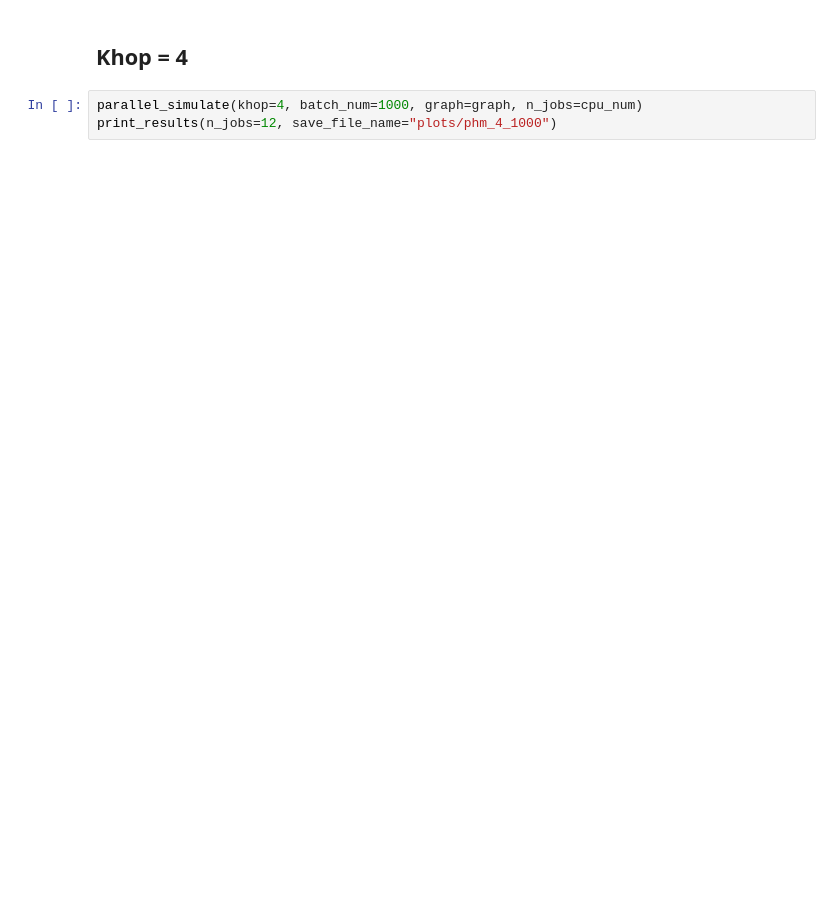
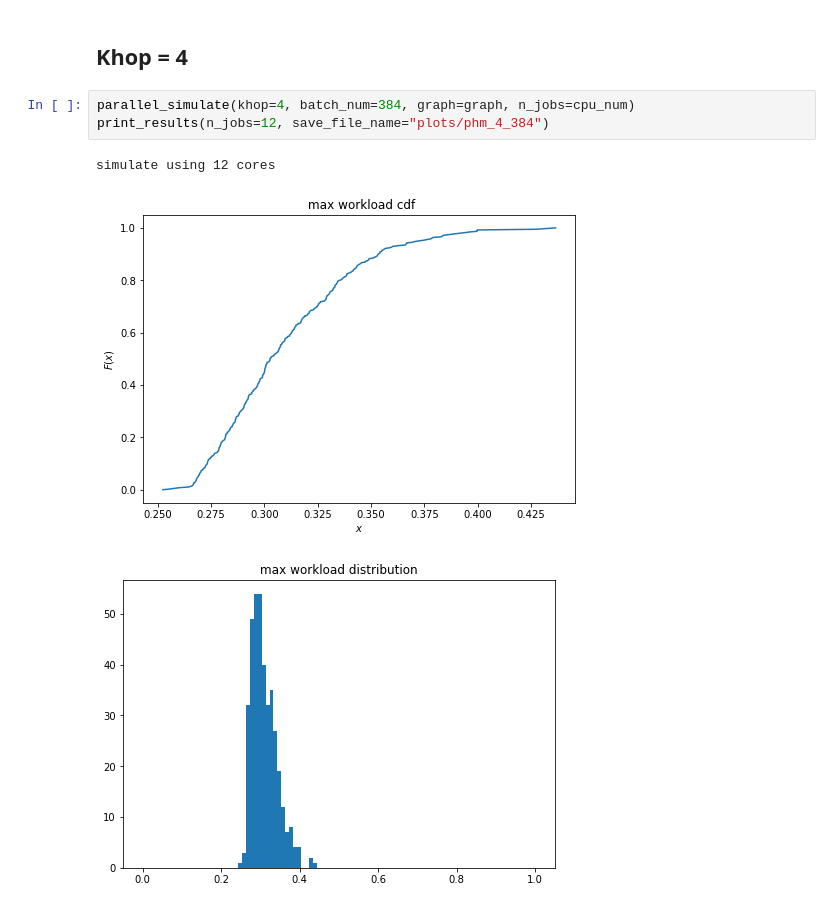
Before and after one commit to Juelin-Liu/gnn, a Jupyter notebook: simulator.ipynb, the cells around one changed output. Cells and saved outputs as stored; diff of their text form; blank space fills up the shorter version.

```diff
--- a/simulator.ipynb
+++ b/simulator.ipynb
@@ -256,5 +254,9 @@ simulate using 12 cores
 # %% [markdown]
 ## Khop = 4
 # %%
-parallel_simulate(khop=4, batch_num=1000, graph=graph, n_jobs=cpu_num)
-print_results(n_jobs=12, save_file_name="plots/phm_4_1000")
+parallel_simulate(khop=4, batch_num=384, graph=graph, n_jobs=cpu_num)
+print_results(n_jobs=12, save_file_name="plots/phm_4_384")
+# %% [output]
+simulate using 12 cores
+[figure, added]
+[figure, added]
```
Also changed, not shown: parts of 5 cells of this notebook, 8 other files.
